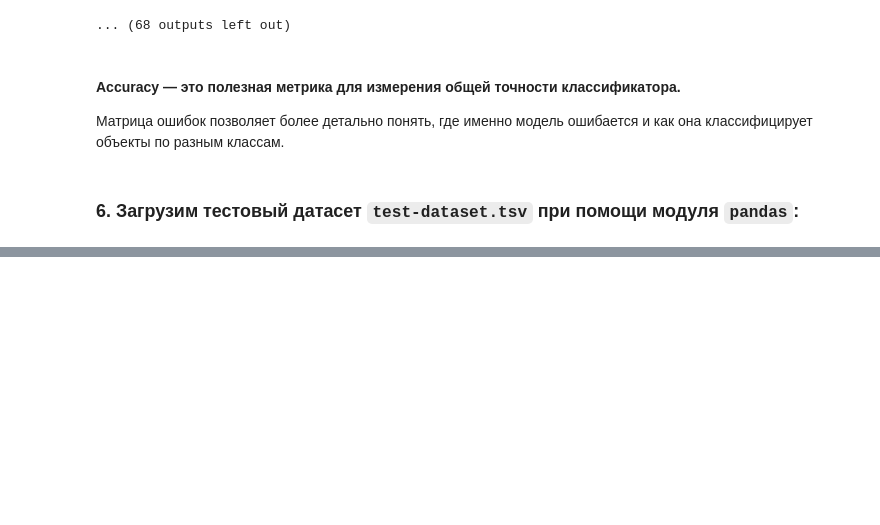
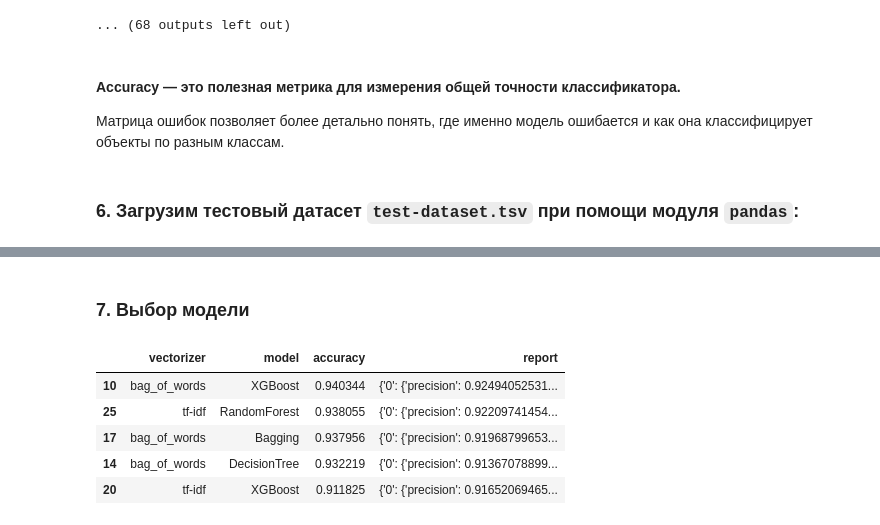
Before and after one commit to belkin-vitaliy/ai-task2, a Jupyter notebook: task2.ipynb, the cells around one changed output, grey strips where cells are left out. Drawn from its saved outputs; the diff is of its cells as text; code cells hidden in the pictures; blank space fills up the shorter version.

```diff
--- a/task2.ipynb
+++ b/task2.ipynb
@@ -717,0 +711,12 @@ Accuracy: 0.7074
+# %% [markdown]
+### 7. Выбор модели
+# %%
+with pd.option_context("display.max_colwidth", 500):
+    display(results_df.sort_values(by="accuracy", ascending=False).head())
+# %% [output]
+|  | vectorizer | model | accuracy | report |
+| 10 | bag_of_words | XGBoost | 0.940344 | {'0': {'precision': 0.92494052531... |
+| 25 | tf-idf | RandomForest | 0.938055 | {'0': {'precision': 0.92209741454... |
+| 17 | bag_of_words | Bagging | 0.937956 | {'0': {'precision': 0.91968799653... |
+| 14 | bag_of_words | DecisionTree | 0.932219 | {'0': {'precision': 0.91367078899... |
+| 20 | tf-idf | XGBoost | 0.911825 | {'0': {'precision': 0.91652069465... |
```
Also changed, not shown: parts of 21 cells of this notebook.
